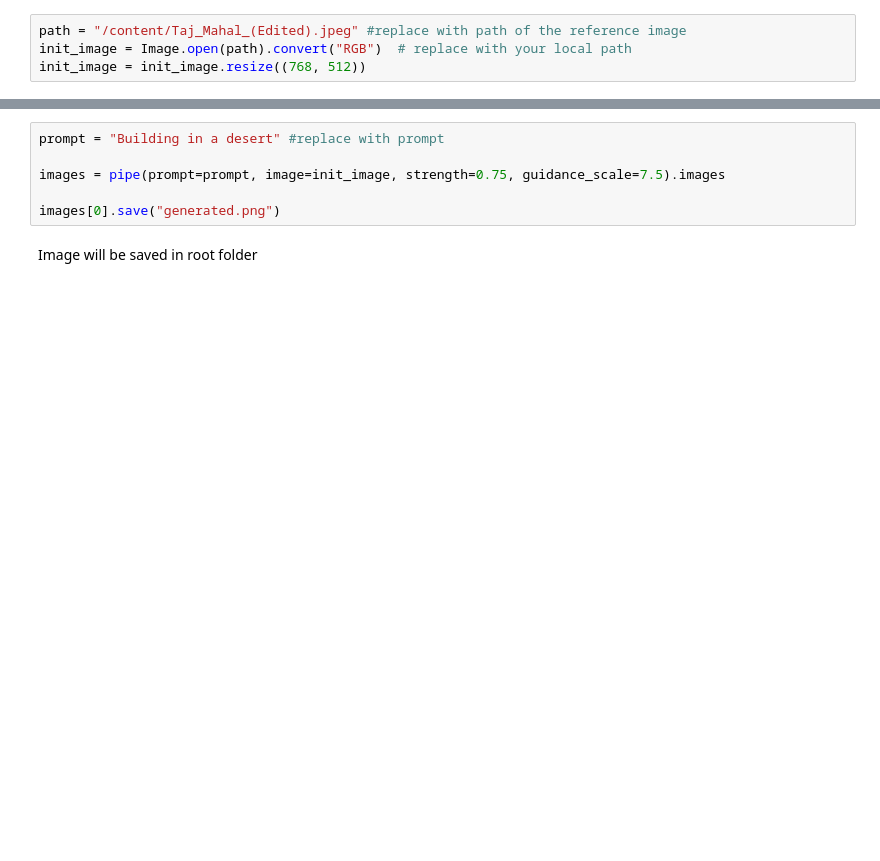
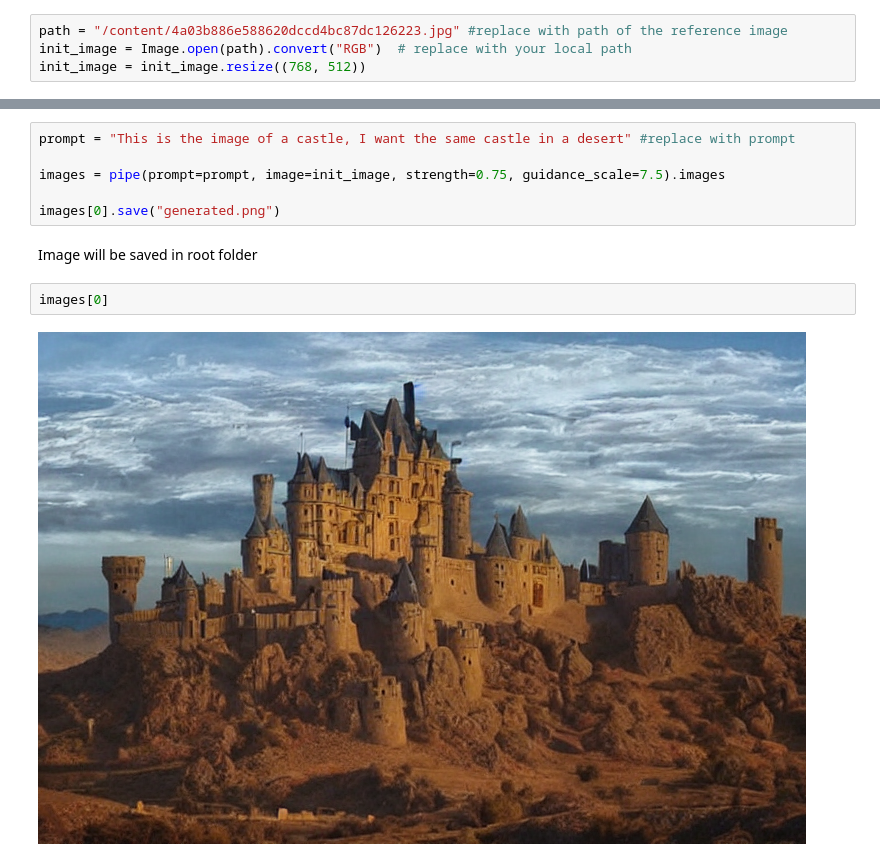
Before and after one commit to anvichip/stable-diffusion-models, a Jupyter notebook: runwayml_stable_diffusion_v1_5.ipynb, the cells around one changed output, grey strips where cells are left out. Saved outputs shown, nothing was run; the diff lists cells and outputs as text; blank space fills up the shorter version.

```diff
--- a/runwayml_stable_diffusion_v1_5.ipynb
+++ b/runwayml_stable_diffusion_v1_5.ipynb
@@ -39,6 +66,6 @@ pipe = pipe.to(device)
 # %% [markdown]
 ### Use this code block if Image is stored locally on system or colab
 # %%
-path = "/content/Taj_Mahal_(Edited).jpeg" #replace with path of the reference image
+path = "/content/4a03b886e588620dccd4bc87dc126223.jpg" #replace with path of the reference image
 init_image = Image.open(path).convert("RGB")  # replace with your local path
 init_image = init_image.resize((768, 512))
@@ -45,10 +77,14 @@ init_image = init_image.resize((768, 512))
 # %% [markdown]
 ### Replace the prompt with your own
 # %%
-prompt = "Building in a desert" #replace with prompt
+prompt = "This is the image of a castle, I want the same castle in a desert" #replace with prompt
 
 images = pipe(prompt=prompt, image=init_image, strength=0.75, guidance_scale=7.5).images
 
 images[0].save("generated.png")
 # %% [markdown]
 Image will be saved in root folder
+# %%
+images[0]
+# %% [output]
+[figure, added]
```
Also changed, not shown: parts of 6 cells of this notebook.
